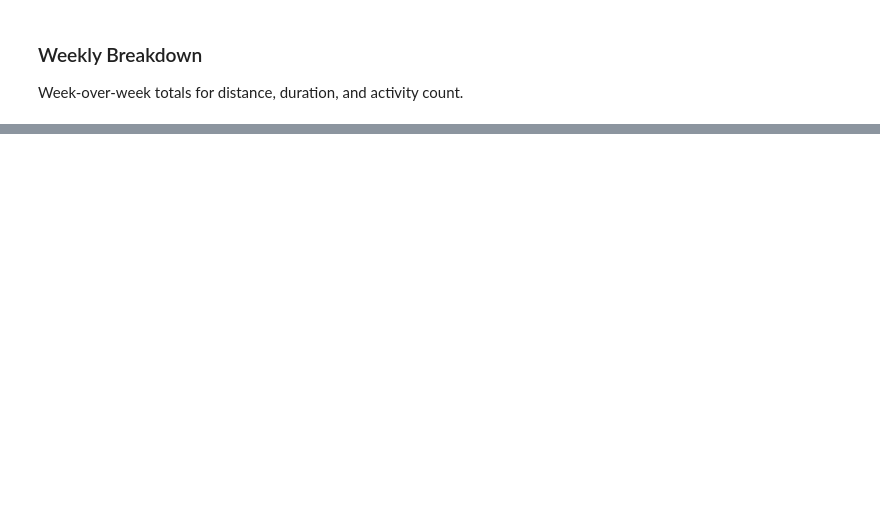
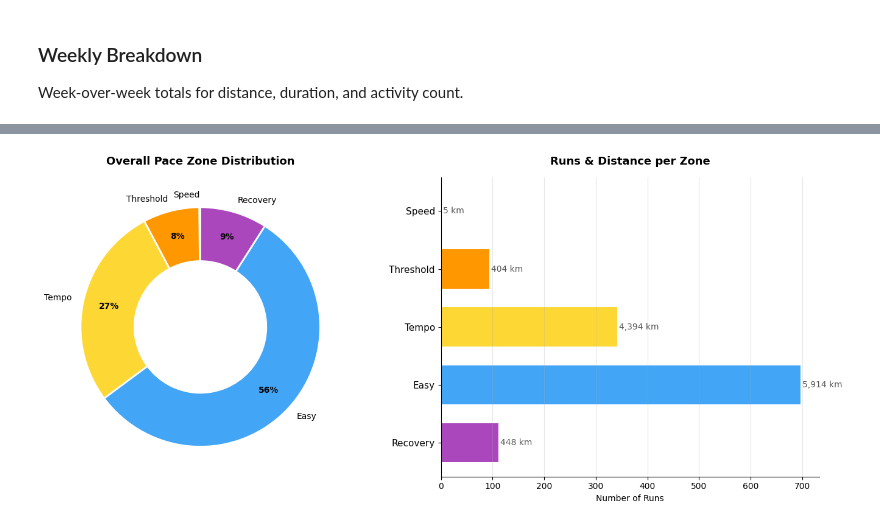
Before and after one commit to gommezen/garmin-activity, a Jupyter notebook: notebooks/analysis.ipynb, the cells around one changed output, grey strips where cells are left out. Drawn from its saved outputs; the diff is of its cells as text; code cells hidden in the pictures; blank space fills up the shorter version.

```diff
--- a/notebooks/analysis.ipynb
+++ b/notebooks/analysis.ipynb
@@ -74,0 +164,41 @@ weekly_summary(df)
+# %%
+fig, (ax1, ax2) = plt.subplots(1, 2, figsize=(14, 6))
+
+# --- Donut chart: overall zone distribution ---
+wedges, texts, autotexts = ax1.pie(
+    zone_counts, labels=zone_labels, colors=zone_colors,
+    autopct=lambda p: f"{p:.0f}%" if p > 3 else "",
+    startangle=90, pctdistance=0.78,
+    wedgeprops=dict(width=0.45, edgecolor="white", linewidth=2),
+)
+for t in autotexts:
+    t.set_fontsize(10)
+    t.set_fontweight("bold")
+ax1.set_title("Overall Pace Zone Distribution", fontsize=13, fontweight="bold", pad=15)
+
+# --- Horizontal bar chart: runs per zone with km totals ---
+zone_km = df.groupby("pace_zone", observed=True)["distance_km"].sum().reindex(zone_labels)
+y_pos = range(len(zone_labels))
+
+bars = ax2.barh(y_pos, zone_counts, color=zone_colors, edgecolor="white", linewidth=1.5, height=0.7)
+ax2.set_yticks(y_pos)
+ax2.set_yticklabels(zone_labels, fontsize=11)
+ax2.set_xlabel("Number of Runs")
+ax2.set_title("Runs & Distance per Zone", fontsize=13, fontweight="bold", pad=15)
+ax2.invert_yaxis()
+
+# Add km labels on bars
+for bar, km in zip(bars, zone_km):
+    width = bar.get_width()
+    if width > 0:
+        ax2.text(width + 2, bar.get_y() + bar.get_height()/2,
+                f"{km:,.0f} km", va="center", fontsize=10, color="#555")
+
+ax2.grid(axis="x", alpha=0.3)
+ax2.spines["top"].set_visible(False)
+ax2.spines["right"].set_visible(False)
+
+plt.tight_layout()
+plt.show()
+# %% [output]
+[figure, added]
```
Also changed, not shown: parts of 12 cells of this notebook, 4 other files.
